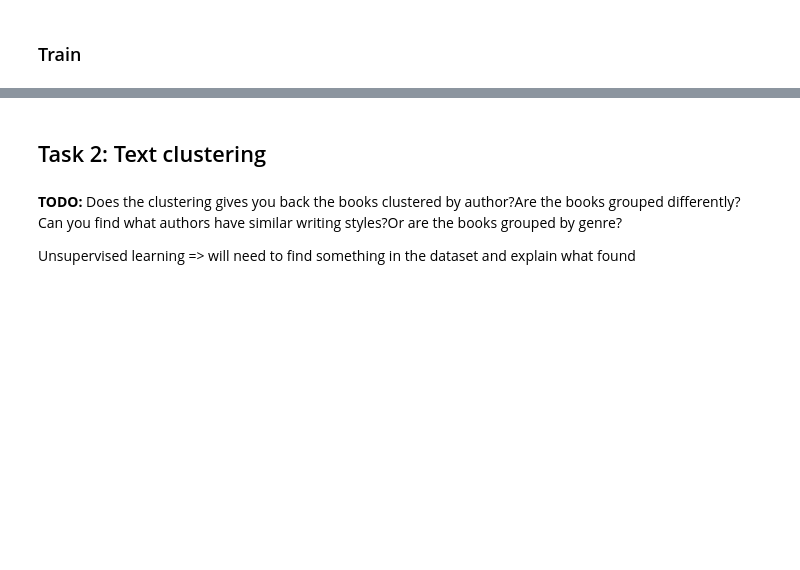
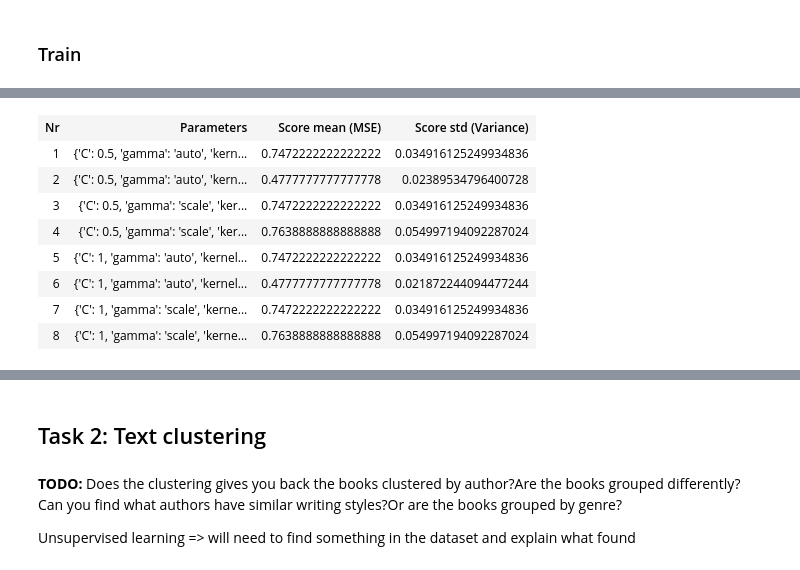
Before and after one commit to mdiannna/MachineLearningHomeworks, a Jupyter notebook: Homework2/Homework2.ipynb, the cells around one changed output, grey strips where cells are left out. Saved outputs shown, nothing was run; the diff lists cells and outputs as text; code cells hidden in the pictures; blank space fills up the shorter version.

```diff
--- a/Homework2/Homework2.ipynb
+++ b/Homework2/Homework2.ipynb
@@ -425,0 +533,40 @@ print(grid_search)
+# %%
+from IPython.display import HTML, display
+
+# Build table header
+tableHeader = '<tr>'
+for item in ["Nr", "Parameters", "Score mean (MSE)", "Score std (Variance)"]:
+    tableHeader += '<th>' + item  + '</th>'
+tableHeader += '</tr>'
+
+data_rows = ''
+
+for idx, param in enumerate(params):
+    data_row = '<tr>'
+
+    if param == grid_search.best_params_:
+        data_row = '<tr style="font-weight:bold; color:red;">'
+
+    data_row += '<td>' + str(idx+1) + '</td>'
+    data_row += '<td>' + str(param) + '</td>'
+    data_row += '<td>' + str(sample_score_mean[idx]) + '</td>'
+    data_row += '<td>' + str(sample_score_std[idx]) + '</td>'
+
+
+    data_row += '</tr>'
+
+    data_rows += data_row
+
+HTML_code = '<table style="border: 1px solid black">'+tableHeader+ data_rows + '</table>'
+
+display(HTML(HTML_code))
+# %% [output]
+| Nr | Parameters | Score mean (MSE) | Score std (Variance) |
+| 1 | {'C': 0.5, 'gamma': 'auto', 'kern... | 0.7472222222222222 | 0.034916125249934836 |
+| 2 | {'C': 0.5, 'gamma': 'auto', 'kern... | 0.4777777777777778 | 0.02389534796400728 |
+| 3 | {'C': 0.5, 'gamma': 'scale', 'ker... | 0.7472222222222222 | 0.034916125249934836 |
+| 4 | {'C': 0.5, 'gamma': 'scale', 'ker... | 0.7638888888888888 | 0.054997194092287024 |
+| 5 | {'C': 1, 'gamma': 'auto', 'kernel... | 0.7472222222222222 | 0.034916125249934836 |
+| 6 | {'C': 1, 'gamma': 'auto', 'kernel... | 0.4777777777777778 | 0.021872244094477244 |
+| 7 | {'C': 1, 'gamma': 'scale', 'kerne... | 0.7472222222222222 | 0.034916125249934836 |
+| 8 | {'C': 1, 'gamma': 'scale', 'kerne... | 0.7638888888888888 | 0.054997194092287024 |
```
Also changed, not shown: parts of 27 cells of this notebook.
